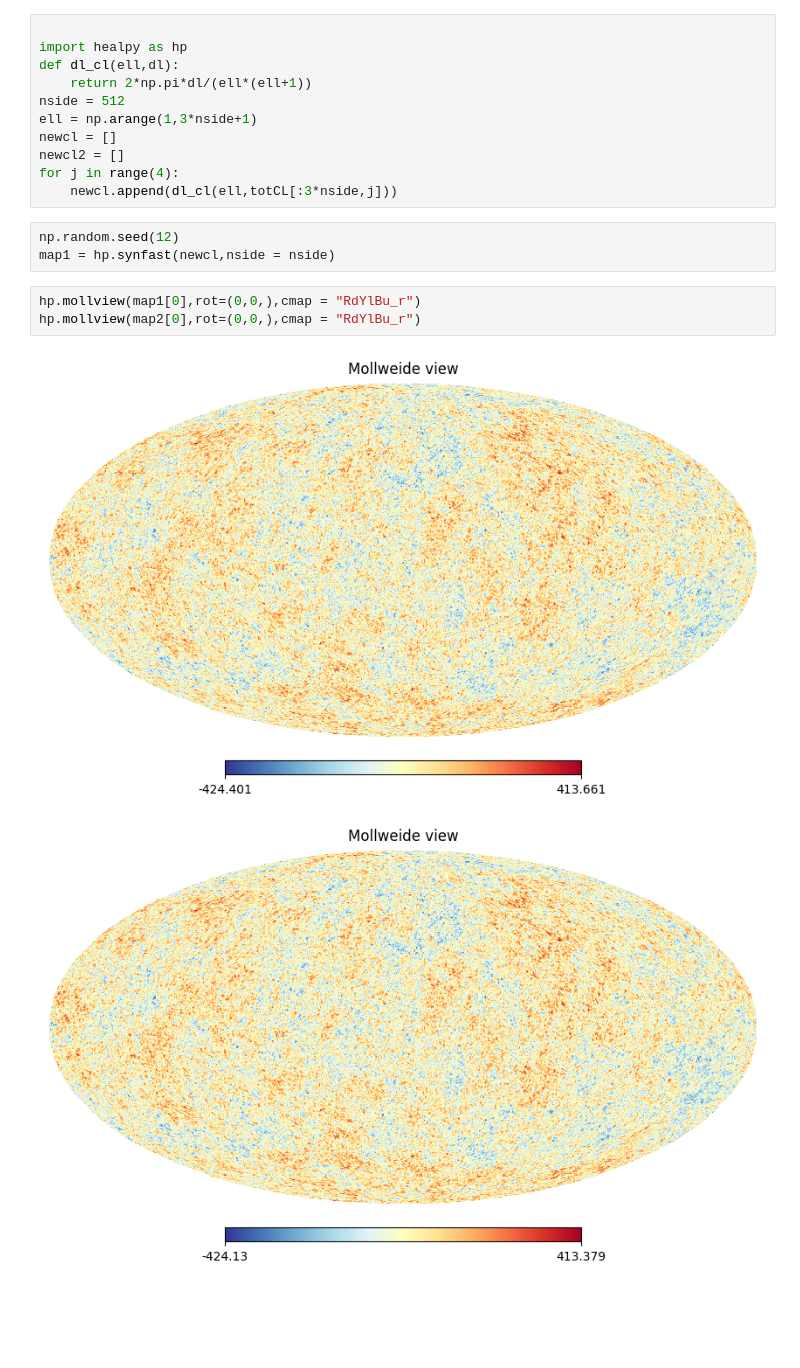
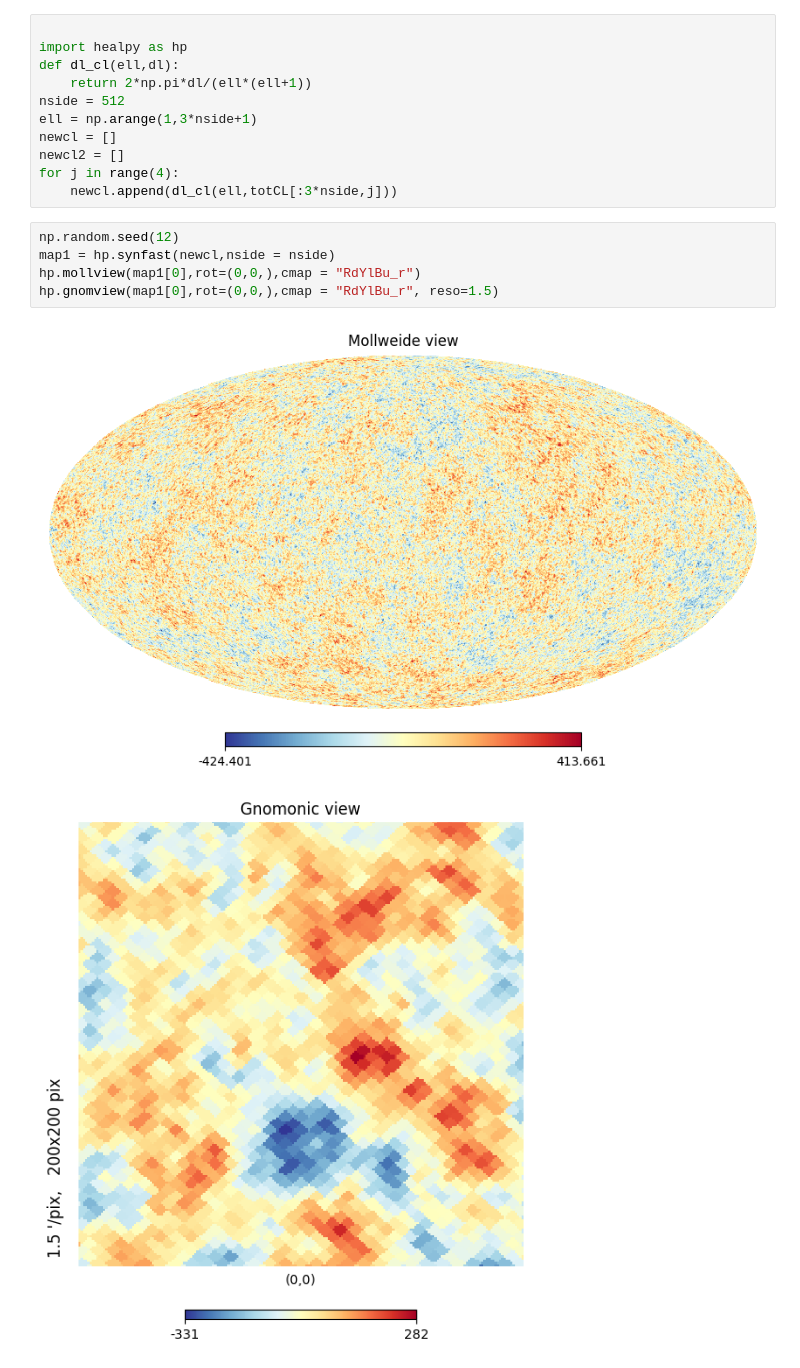
Before and after one commit to mehta-harsh/IAGRG-cmb2, a Jupyter notebook: CMB Physics Tutorial-1.ipynb, the cells around one changed output. Saved outputs shown, nothing was run; the diff lists cells and outputs as text; blank space fills up the shorter version.

```diff
--- a/CMB Physics Tutorial-1.ipynb
+++ b/CMB Physics Tutorial-1.ipynb
@@ -54,12 +54,11 @@ newcl = []
 newcl2 = []
 for j in range(4):
     newcl.append(dl_cl(ell,totCL[:3*nside,j]))
-# %%
-np.random.seed(12)
-map1 = hp.synfast(newcl,nside = nside)
 # %%
+np.random.seed(12)
+map1 = hp.synfast(newcl,nside = nside)
 hp.mollview(map1[0],rot=(0,0,),cmap = "RdYlBu_r")
-hp.mollview(map2[0],rot=(0,0,),cmap = "RdYlBu_r")
+hp.gnomview(map1[0],rot=(0,0,),cmap = "RdYlBu_r", reso=1.5)
 # %% [output]
 [figure]
-[figure, old version]
+[figure, new version]
```
Also changed, not shown: parts of 3 cells of this notebook.
